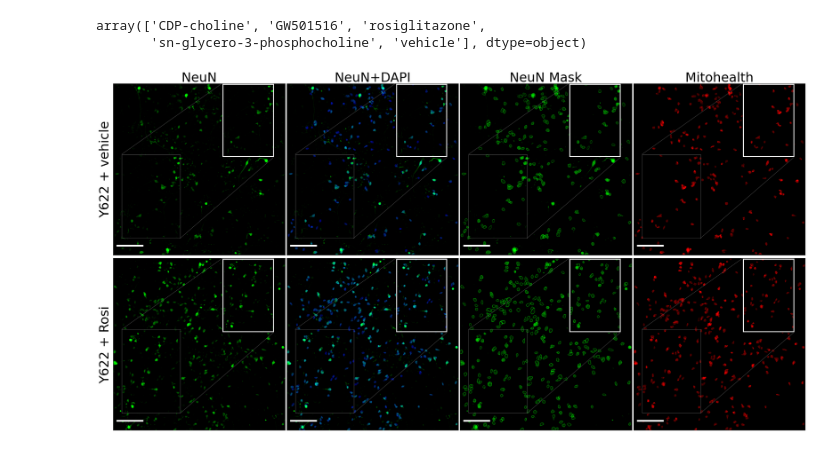
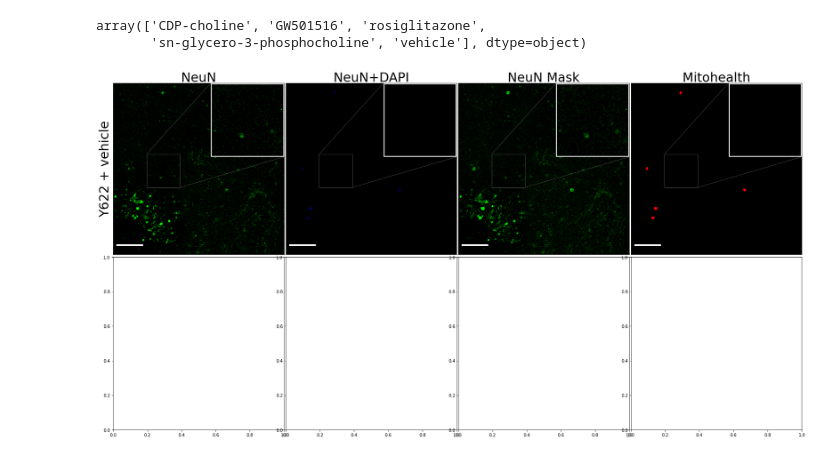
Before and after one commit to djunamay/confocalQuant, a Jupyter notebook: outs/neuronbatch101823_mitohealth_out/example.ipynb, the cells around one changed output. Cells and saved outputs as stored; diff of their text form; code cells hidden in the pictures.

```diff
--- a/outs/neuronbatch101823_mitohealth_out/example.ipynb
+++ b/outs/neuronbatch101823_mitohealth_out/example.ipynb
@@ -117,8 +117,8 @@ path_to_sbatch_file = './run_jobs_mitohealthNeuN_1018.sbatch'
 path_to_czi_files = '../../data/neuronbatch101823_mitohealth/'
 nuclear_col_idx = 0
 soma_col_idx = 1
-nuclear_percentile = 20
-soma_percentile = 20
+nuclear_percentile = 0
+soma_percentile = 0
 colnames = ['DAPI', 'NeuN', 'mito', 'mito-b', 'ID']
 path_to_meta = './temp (1).csv'
 # %%
@@ -137,8 +137,5 @@ toggle
 VBox(children=(SelectMultiple(description='Show:', index=(1,), options=(0, 1, 2), value=(1,)), SelectMultiple(…
 # %%
 # exclude files from quantification and segmentation toggling (optional)
-keep_files = exclude_files(exclude, all_file_names)
-
-# if there are none to remove, run
-#keep_files = list(range(len(all_file_names)))
+data_filtered, keep_files = filter_data(data, 'NeuN', 'DAPI', 'wellname')
 # %%
@@ -149,7 +146,7 @@ ids_to_remove = []
 keep_files = modify_keep_files(keep_files, ids_to_remove)
 # %%
 # modify data to only include the keep_files IDs
-data = data[[x in keep_files for x in data['ID']]]
+data = data_filtered[[x in keep_files for x in data_filtered['ID']]]
 # %%
 # plot effects
 plot_effect(data, 'condition', 'G2 vehicle', 'G2 CDP-choline', 'mito-b')
@@ -181,39 +178,40 @@ collabs = ['NeuN','NeuN+DAPI',  'NeuN Mask', 'Mitohealth']
 rowlabs = ['Y622 + vehicle', 'Y622 + Rosi']
 # %%
 # get data for a specific ID
-conditions = [vehicle_rep, treat_rep]
+conditions = sele[2:3] #[17, treat_rep]#vehicle_rep
 fig, axes = plt.subplots(2, 4, figsize=(29, 15))
 fig.subplots_adjust(hspace=0.01, wspace=0.01)  # Adjust the spacing
 
 for i in range(len(conditions)):
     ID = conditions[i]
     mat_sele, mask_sele = get_id_data(ID, zi_per_job, Nzi, mat, masks)
+    mask_sele = hide_masks(data, ID, data_filtered, mask_sele)
 
     # make plots
-    plt0 = get_mean_projections(mat_sele, mask_sele, background_dict={0: 0, 1: 99.5, 2: 0}, gamma_dict={0: .5, 1: .5, 2: .5}, lower_dict={0: 0, 1: 0, 2: 0}, upper_dict={0: 100, 1: 99.9, 2: 100}, channels=[1,0], order=[2,1,0], mask_channel = [0], maskit=True)
+    plt0 = get_mean_projections(mat_sele, mask_sele, background_dict={0: 0, 1: 99.5, 2: 0}, gamma_dict={0: .5, 1: .5, 2: .5}, lower_dict={0: 0, 1: 0, 2: 0}, upper_dict={0: 100, 1: 99.9, 2: 100}, channels=[0], order=[2,1,0], mask_channel = [0], maskit=True)
     plt1 = get_mean_projections(mat_sele, mask_sele, background_dict={0: 0, 1: 99, 2: 0}, gamma_dict={0: .5, 1: .5, 2: .9}, lower_dict={0: 0, 1: 0, 2: 0}, upper_dict={0: 100, 1: 100, 2: 99.9}, channels=[2], order=[2,1,0], mask_channel = [2], maskit=True)
-    d = impose_segmentation(ID, zi_per_job, Nzi, mat, masks, val=1)
+    d = impose_segmentation(mask_sele, mat_sele, val=1)
     plt2 = get_mean_projections(d, mask_sele, background_dict={0: 0, 1: 99, 2: 0}, gamma_dict={0: .5, 1: .5, 2: .5}, lower_dict={0: 0, 1: 0, 2: 0}, upper_dict={0: 100, 1: 99.9, 2: 100}, channels=[1], order=[2,1,0], mask_channel = [0], maskit=True)
     plt3 = get_mean_projections(mat_sele, mask_sele, background_dict={0: 0, 1: 99.5, 2: 0}, gamma_dict={0: .5, 1: .5, 2: .5}, lower_dict={0: 0, 1: 0, 2: 0}, upper_dict={0: 100, 1: 99.9, 2: 100}, channels=[1], order=[2,1,0], mask_channel = [0], maskit=True)
 
     # get image
     imgA = AICSImage(path_to_czi_files + all_file_names[ID])
 
     # show plots
     plot_axis(axes, plt3, i,0, 100, imgA, collabs, rowlabs)
     add_inset(axes, i,0, plt3)
 
     plot_axis(axes, plt2, i,2, 100, imgA, collabs, rowlabs)
     add_inset(axes, i,2, plt2)
 
     plot_axis(axes, plt0, i,1, 100, imgA, collabs, rowlabs)
     add_inset(axes, i,1, plt0)
 
     plot_axis(axes, plt1, i,3, 100, imgA, collabs, rowlabs)
     add_inset(axes, i,3, plt1)
 
 
 
-fig.savefig('test.png')
+#fig.savefig('test.png')
 # %% [output]
-[figure, old version]
+[figure, new version]
```
Also changed, not shown: parts of 6 cells of this notebook.
